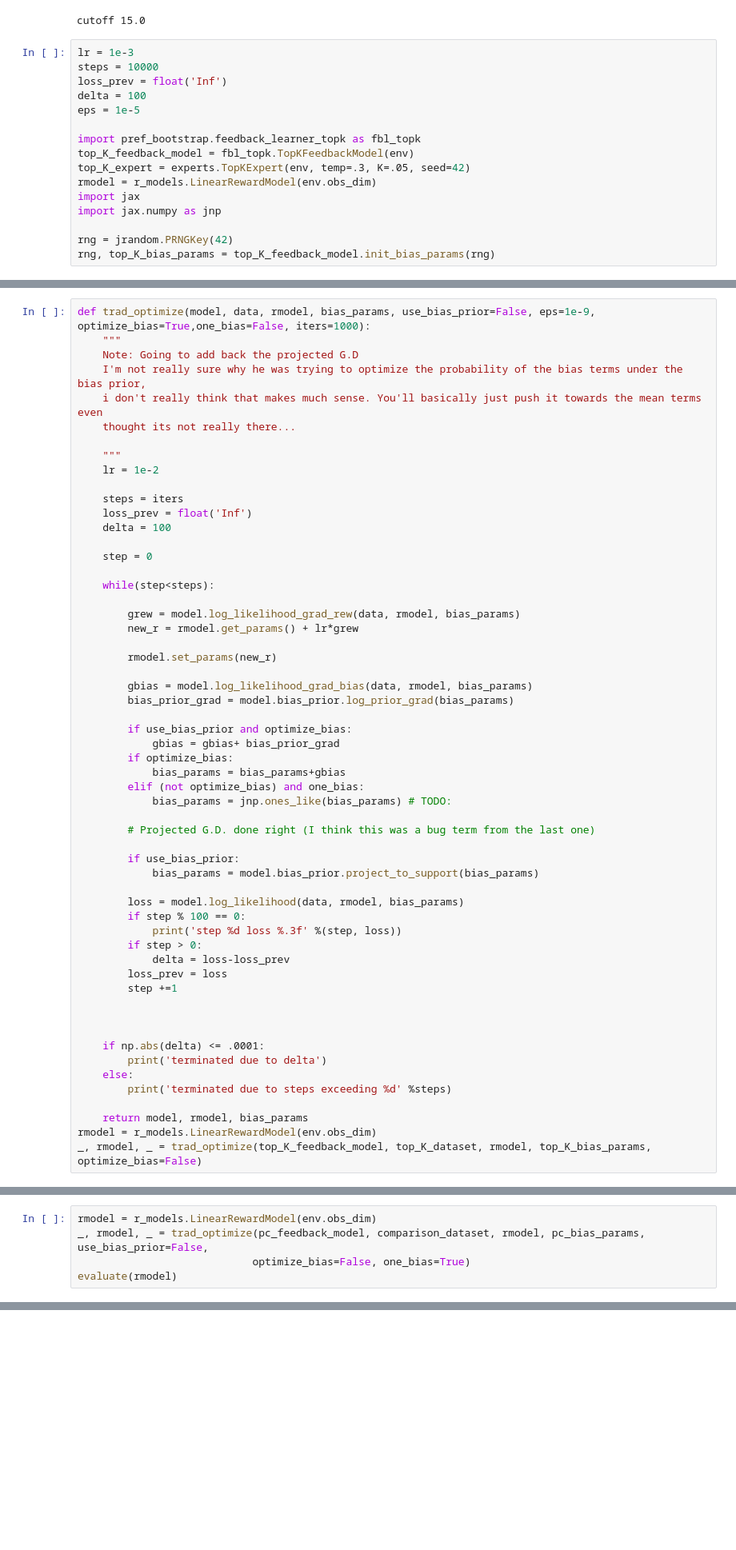
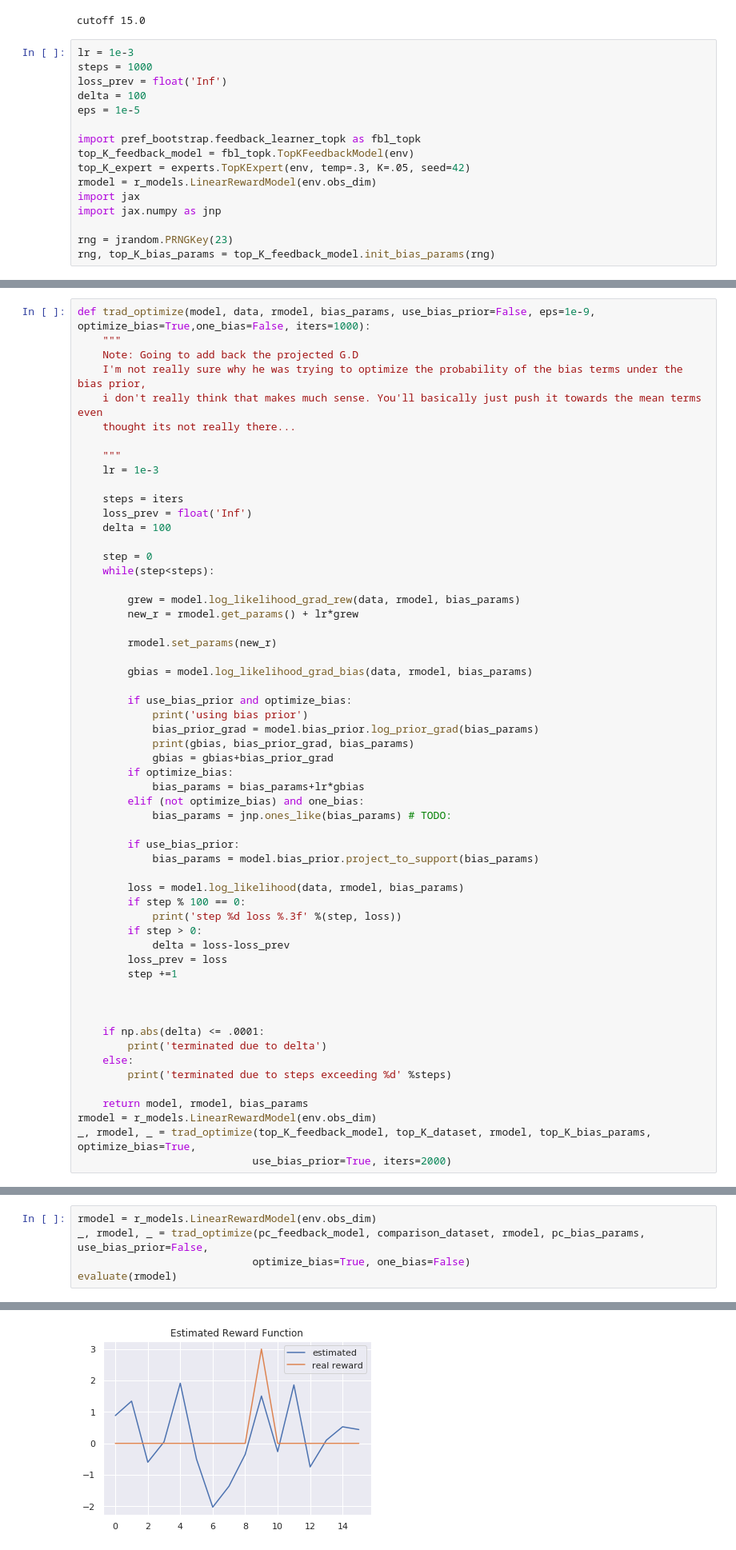
Before and after one commit to qxcv/bootstrapping-bias-learning, a Jupyter notebook: multi_learn.ipynb, the cells around one changed output, grey strips where cells are left out. Shown: that part at 80% size. Cells and saved outputs as stored; diff of their text form; blank space fills up the shorter version.

```diff
--- a/multi_learn.ipynb
+++ b/multi_learn.ipynb
@@ -143,7 +139,7 @@ top_K_dataset = generate_topk_dataset(1000)
 cutoff 15.0
 # %%
 lr = 1e-3
-steps = 10000
+steps = 1000
 loss_prev = float('Inf')
 delta = 100
 eps = 1e-5
@@ -155,6 +151,6 @@ rmodel = r_models.LinearRewardModel(env.obs_dim)
 import jax
 import jax.numpy as jnp
 
-rng = jrandom.PRNGKey(42)
+rng = jrandom.PRNGKey(23)
 rng, top_K_bias_params = top_K_feedback_model.init_bias_params(rng)
 # %% [output]
@@ -168,14 +164,13 @@ def trad_optimize(model, data, rmodel, bias_params, use_bias_prior=False, eps=1e
     thought its not really there...
 
     """
-    lr = 1e-2
+    lr = 1e-3
 
     steps = iters
     loss_prev = float('Inf')
     delta = 100
 
     step = 0
-
     while(step<steps):
 
         grew = model.log_likelihood_grad_rew(data, rmodel, bias_params)
@@ -184,16 +179,16 @@ def trad_optimize(model, data, rmodel, bias_params, use_bias_prior=False, eps=1e
         rmodel.set_params(new_r)
 
         gbias = model.log_likelihood_grad_bias(data, rmodel, bias_params)
-        bias_prior_grad = model.bias_prior.log_prior_grad(bias_params)
 
         if use_bias_prior and optimize_bias:
-            gbias = gbias+ bias_prior_grad
+            print('using bias prior')
+            bias_prior_grad = model.bias_prior.log_prior_grad(bias_params)
+            print(gbias, bias_prior_grad, bias_params)
+            gbias = gbias+bias_prior_grad
         if optimize_bias:
-            bias_params = bias_params+gbias
+            bias_params = bias_params+lr*gbias
         elif (not optimize_bias) and one_bias:
             bias_params = jnp.ones_like(bias_params) # TODO:
-
-        # Projected G.D. done right (I think this was a bug term from the last one)
 
         if use_bias_prior:
             bias_params = model.bias_prior.project_to_support(bias_params)
@@ -215,5 +210,6 @@ def trad_optimize(model, data, rmodel, bias_params, use_bias_prior=False, eps=1e
 
     return model, rmodel, bias_params
 rmodel = r_models.LinearRewardModel(env.obs_dim)
-_, rmodel, _ = trad_optimize(top_K_feedback_model, top_K_dataset, rmodel, top_K_bias_params, optimize_bias=False)
+_, rmodel, _ = trad_optimize(top_K_feedback_model, top_K_dataset, rmodel, top_K_bias_params, optimize_bias=True,
+                            use_bias_prior=True, iters=2000)
 # %% [output]
@@ -279,6 +289,6 @@ comparison_dataset = generate_comparison_dataset(100)
 # %%
 rmodel = r_models.LinearRewardModel(env.obs_dim)
 _, rmodel, _ = trad_optimize(pc_feedback_model, comparison_dataset, rmodel, pc_bias_params, use_bias_prior=False,
-                            optimize_bias=False, one_bias=True)
+                            optimize_bias=True, one_bias=False)
 evaluate(rmodel)
 # %% [output]
@@ -292,3 +312,4 @@ KeyboardInterrupt:
+[figure, added]
 # %%
 irl_feedback_model = fbl_blind_irl.BlindIRLFeedbackModel(env)
 rmodel = r_models.LinearRewardModel(env.obs_dim)
```
Also changed, not shown: parts of 6 cells of this notebook, 2 other files.
